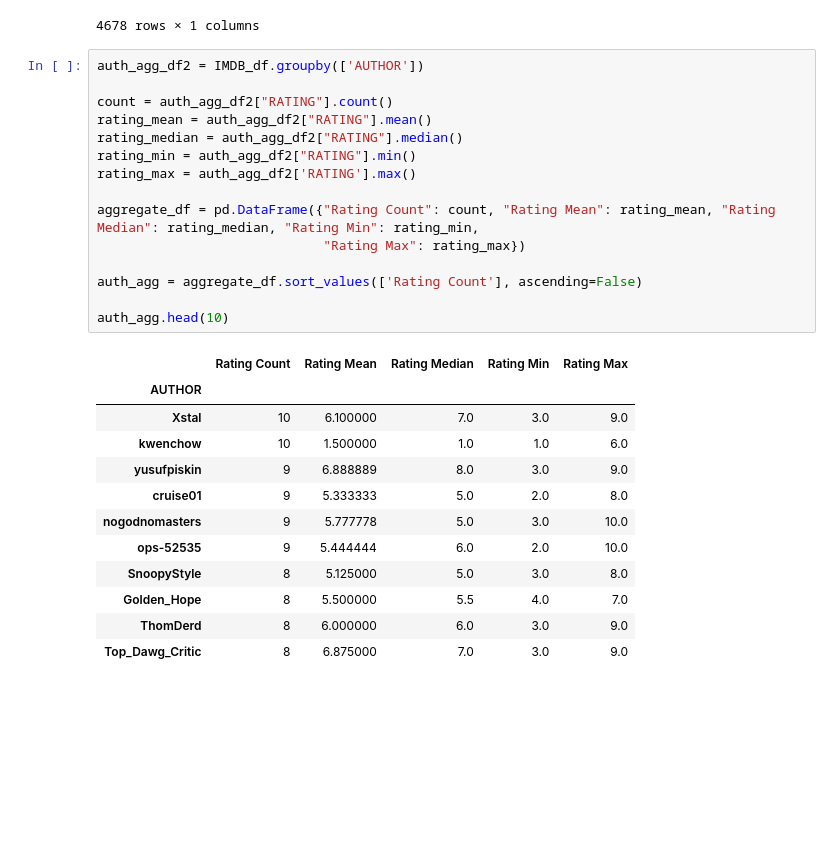
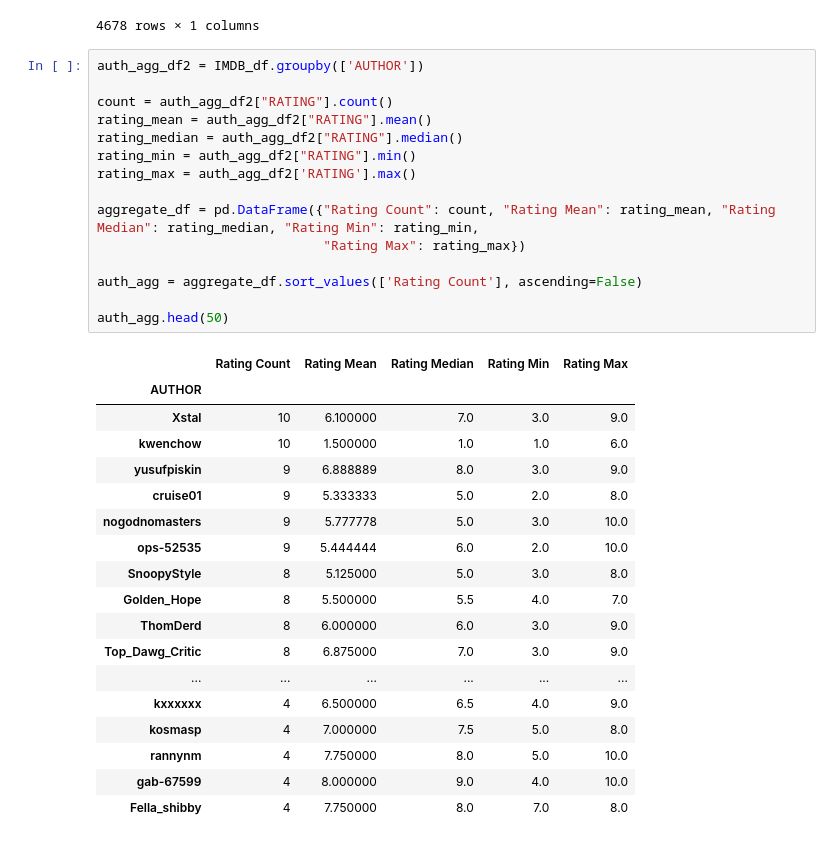
Before and after one commit to sacoronado/IMDB-ETL, a Jupyter notebook: IMDB_Queries.ipynb, the cells around one changed output. Drawn from its saved outputs; the diff is of its cells as text; blank space fills up the shorter version.

```diff
--- a/IMDB_Queries.ipynb
+++ b/IMDB_Queries.ipynb
@@ -222,28 +275,34 @@ count_df
 # %%
 auth_agg_df2 = IMDB_df.groupby(['AUTHOR'])
 
 count = auth_agg_df2["RATING"].count()
 rating_mean = auth_agg_df2["RATING"].mean()
 rating_median = auth_agg_df2["RATING"].median()
 rating_min = auth_agg_df2["RATING"].min()
 rating_max = auth_agg_df2['RATING'].max()
 
 aggregate_df = pd.DataFrame({"Rating Count": count, "Rating Mean": rating_mean, "Rating Median": rating_median, "Rating Min": rating_min,
                              "Rating Max": rating_max})
 
 auth_agg = aggregate_df.sort_values(['Rating Count'], ascending=False)
 
-auth_agg.head(10)
+auth_agg.head(50)
 # %% [output]
 |  | Rating Count | Rating Mean | Rating Median | Rating Min | Rating Max |
 | AUTHOR |  |  |  |  |  |
 | Xstal | 10 | 6.100000 | 7.0 | 3.0 | 9.0 |
 | kwenchow | 10 | 1.500000 | 1.0 | 1.0 | 6.0 |
 | yusufpiskin | 9 | 6.888889 | 8.0 | 3.0 | 9.0 |
 | cruise01 | 9 | 5.333333 | 5.0 | 2.0 | 8.0 |
 | nogodnomasters | 9 | 5.777778 | 5.0 | 3.0 | 10.0 |
 | ops-52535 | 9 | 5.444444 | 6.0 | 2.0 | 10.0 |
 | SnoopyStyle | 8 | 5.125000 | 5.0 | 3.0 | 8.0 |
 | Golden_Hope | 8 | 5.500000 | 5.5 | 4.0 | 7.0 |
 | ThomDerd | 8 | 6.000000 | 6.0 | 3.0 | 9.0 |
 | Top_Dawg_Critic | 8 | 6.875000 | 7.0 | 3.0 | 9.0 |
+| ... | ... | ... | ... | ... | ... |
+| kxxxxxx | 4 | 6.500000 | 6.5 | 4.0 | 9.0 |
+| kosmasp | 4 | 7.000000 | 7.5 | 5.0 | 8.0 |
+| rannynm | 4 | 7.750000 | 8.0 | 5.0 | 10.0 |
+| gab-67599 | 4 | 8.000000 | 9.0 | 4.0 | 10.0 |
+| Fella_shibby | 4 | 7.750000 | 8.0 | 7.0 | 8.0 |
```
Also changed, not shown: parts of 7 cells of this notebook, 1 other file.
